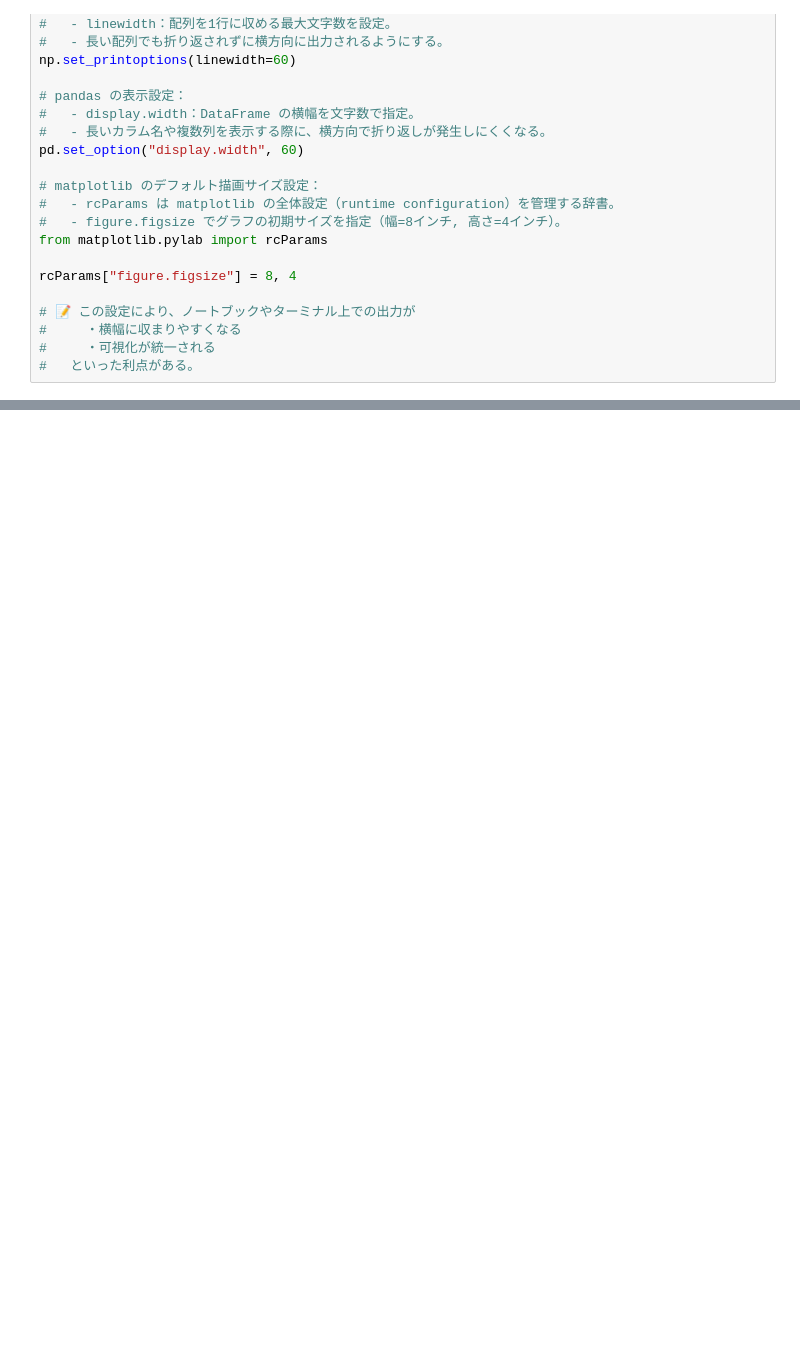
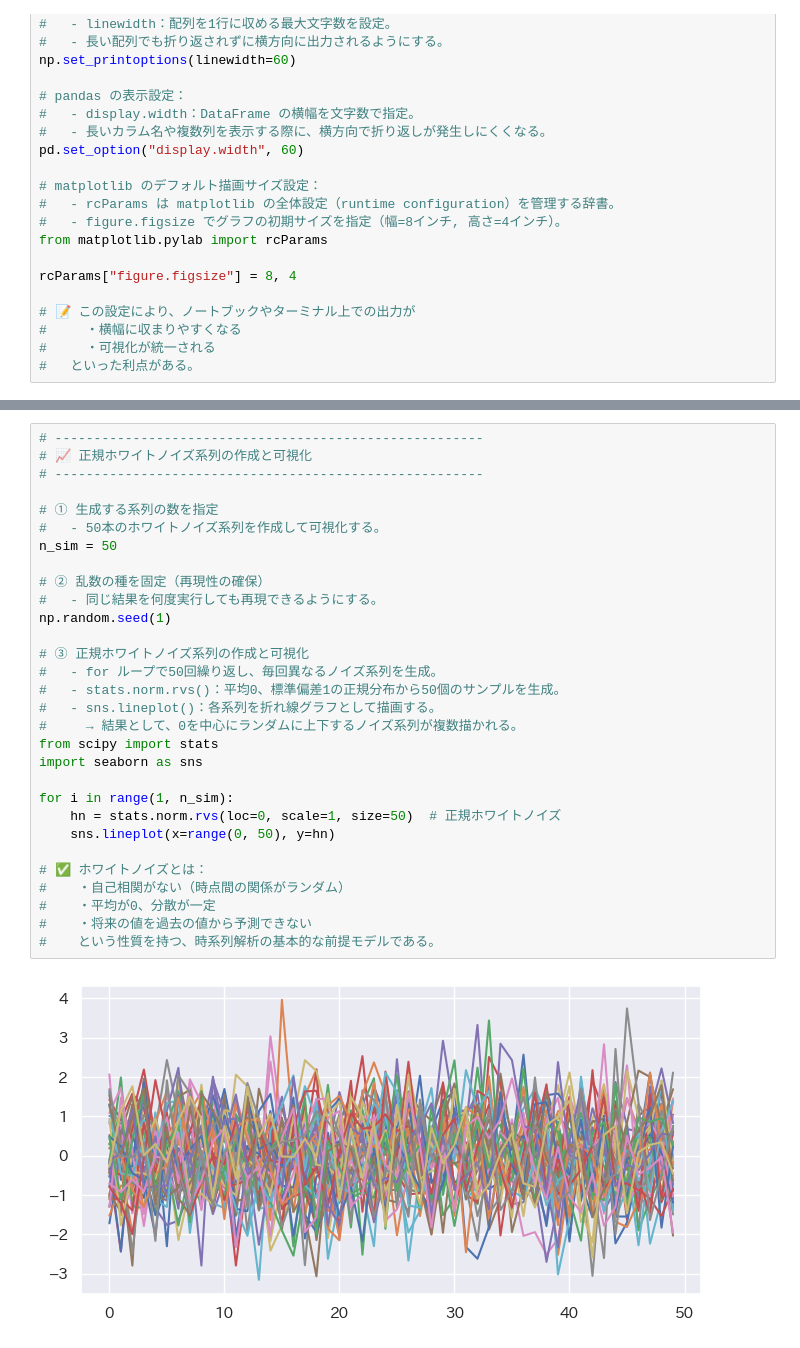
Before and after one commit to maton369/Python_Time_Series_Intro, a Jupyter notebook: 2-6-時系列データのシミュレーションと見せかけの回帰.ipynb, the cells around one changed output, grey strips where cells are left out. Saved outputs shown, nothing was run; the diff lists cells and outputs as text; blank space fills up the shorter version.

Commit message:
feat: 正規ホワイトノイズ系列のシミュレーション

```diff
--- a/2-6-時系列データのシミュレーションと見せかけの回帰.ipynb
+++ b/2-6-時系列データのシミュレーションと見せかけの回帰.ipynb
@@ -61,0 +87,32 @@ rcParams["figure.figsize"] = 8, 4
+# %%
+# -------------------------------------------------------
+# 📈 正規ホワイトノイズ系列の作成と可視化
+# -------------------------------------------------------
+
+# ① 生成する系列の数を指定
+#   - 50本のホワイトノイズ系列を作成して可視化する。
+n_sim = 50
+
+# ② 乱数の種を固定（再現性の確保）
+#   - 同じ結果を何度実行しても再現できるようにする。
+np.random.seed(1)
+
+# ③ 正規ホワイトノイズ系列の作成と可視化
+#   - for ループで50回繰り返し、毎回異なるノイズ系列を生成。
+#   - stats.norm.rvs()：平均0、標準偏差1の正規分布から50個のサンプルを生成。
+#   - sns.lineplot()：各系列を折れ線グラフとして描画する。
+#     → 結果として、0を中心にランダムに上下するノイズ系列が複数描かれる。
+from scipy import stats
+import seaborn as sns
+
+for i in range(1, n_sim):
+    hn = stats.norm.rvs(loc=0, scale=1, size=50)  # 正規ホワイトノイズ
+    sns.lineplot(x=range(0, 50), y=hn)
+
+# ✅ ホワイトノイズとは：
+#    ・自己相関がない（時点間の関係がランダム）
+#    ・平均が0、分散が一定
+#    ・将来の値を過去の値から予測できない
+#    という性質を持つ、時系列解析の基本的な前提モデルである。
+# %% [output]
+[figure, added]
```
Also changed, not shown: parts of 1 cell of this notebook.
